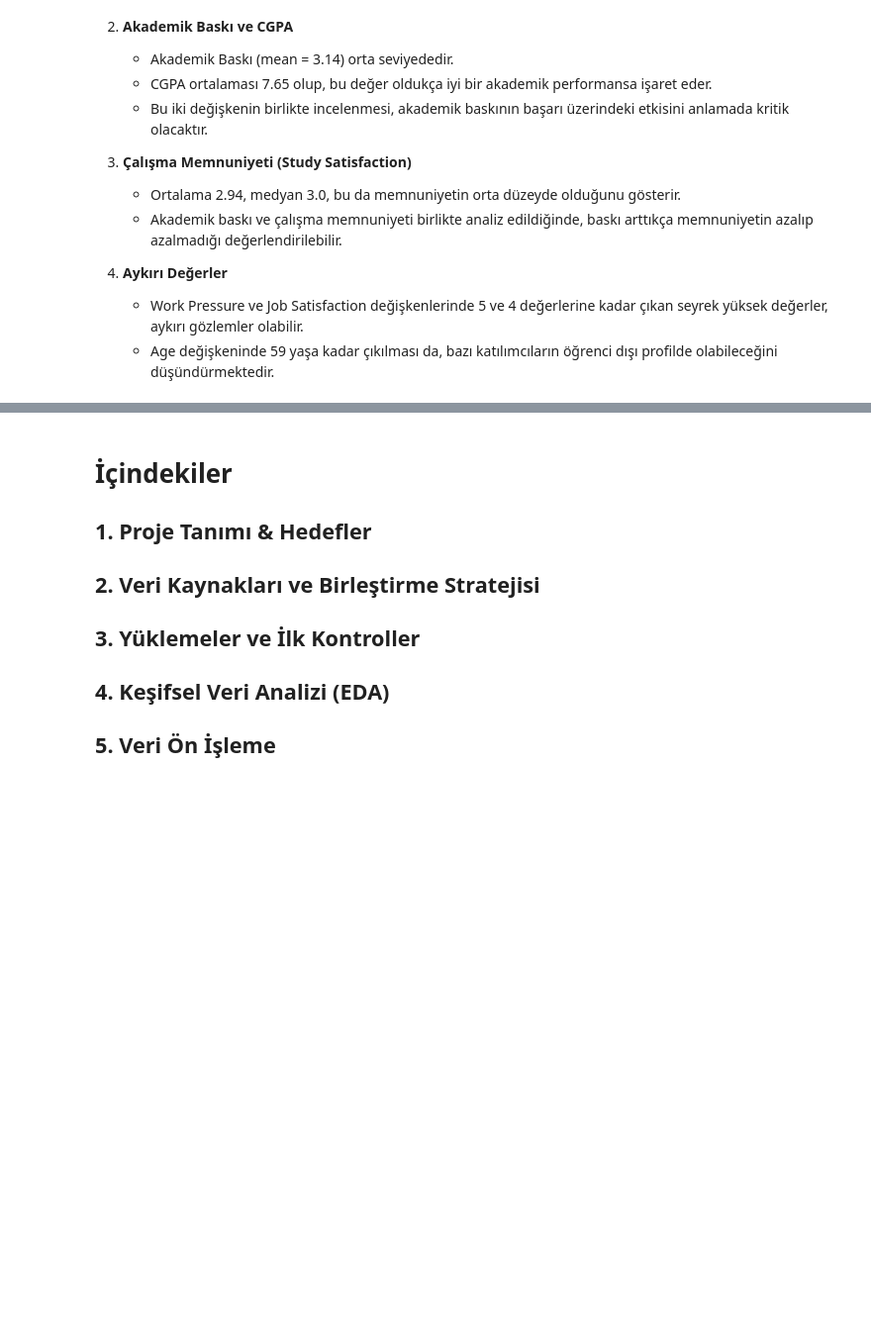
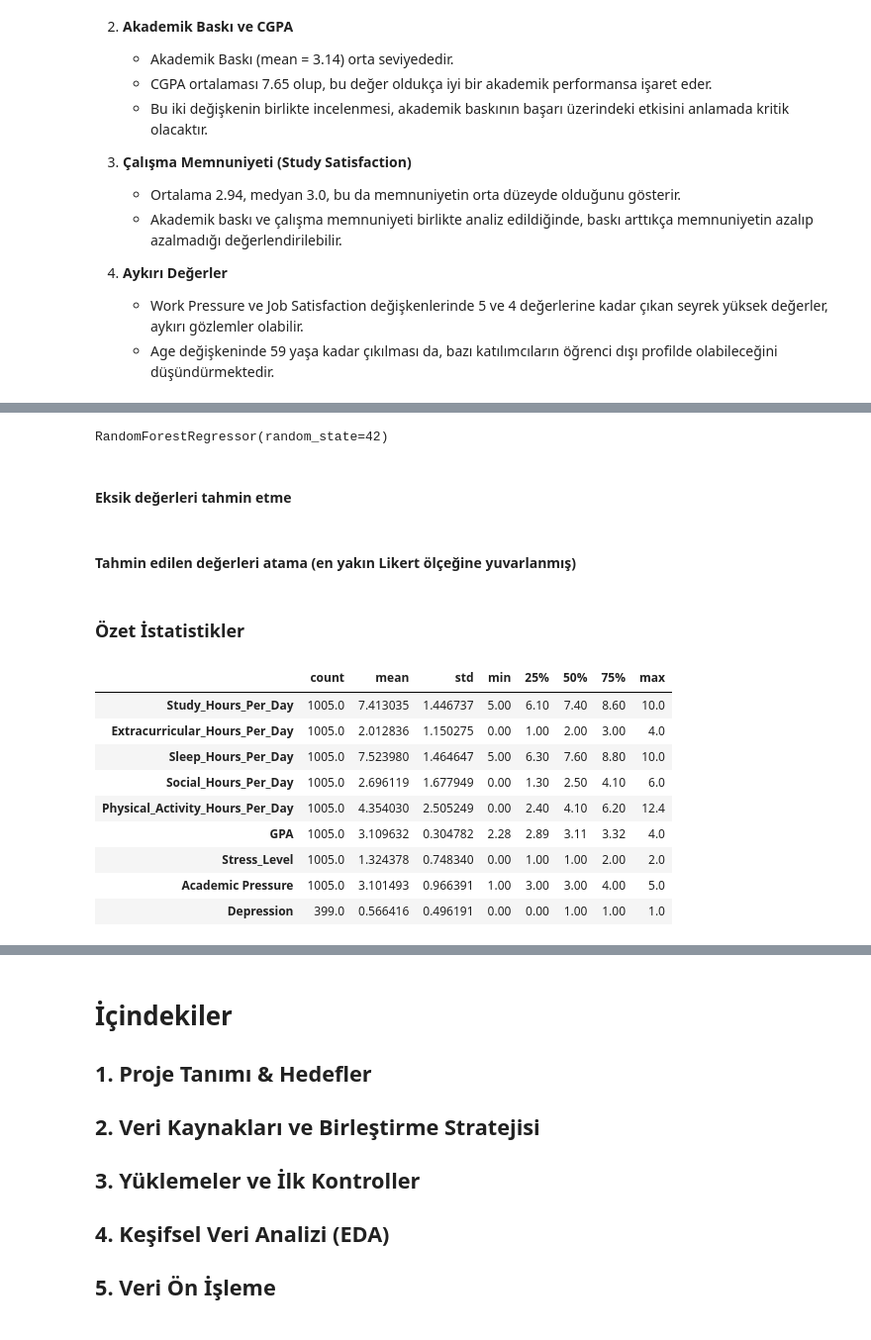
Before and after one commit to baafbass/UniMind, a Jupyter notebook: UniMind.ipynb, the cells around one changed output, grey strips where cells are left out. Shown at 99% size. Cells and saved outputs as stored; diff of their text form; code cells hidden in the pictures; blank space fills up the shorter version.

```diff
--- a/UniMind.ipynb
+++ b/UniMind.ipynb
@@ -219,0 +525,32 @@ files in current directory
+# %%
+imputer = SimpleImputer(strategy='median')
+X_known = imputer.fit_transform(X_known)
+# %%
+model_ap = RandomForestRegressor(random_state=42)
+model_ap.fit(X_known, y_known)
+# %% [output]
+RandomForestRegressor(random_state=42)
+# %% [markdown]
+#### Eksik değerleri tahmin etme
+# %%
+X_unknown = imputer.transform(unknown_ap[features])
+predicted_ap = model_ap.predict(X_unknown)
+# %% [markdown]
+#### Tahmin edilen değerleri atama (en yakın Likert ölçeğine yuvarlanmış)
+# %%
+merged_df.loc[merged_df['Academic Pressure'].isnull(), 'Academic Pressure'] = predicted_ap.round().clip(1, 5)
+# %% [markdown]
+### Özet İstatistikler
+# %%
+merged_df.describe().T
+# %% [output]
+|  | count | mean | std | min | 25% | 50% | 75% | max |
+| Study_Hours_Per_Day | 1005.0 | 7.413035 | 1.446737 | 5.00 | 6.10 | 7.40 | 8.60 | 10.0 |
+| Extracurricular_Hours_Per_Day | 1005.0 | 2.012836 | 1.150275 | 0.00 | 1.00 | 2.00 | 3.00 | 4.0 |
+| Sleep_Hours_Per_Day | 1005.0 | 7.523980 | 1.464647 | 5.00 | 6.30 | 7.60 | 8.80 | 10.0 |
+| Social_Hours_Per_Day | 1005.0 | 2.696119 | 1.677949 | 0.00 | 1.30 | 2.50 | 4.10 | 6.0 |
+| Physical_Activity_Hours_Per_Day | 1005.0 | 4.354030 | 2.505249 | 0.00 | 2.40 | 4.10 | 6.20 | 12.4 |
+| GPA | 1005.0 | 3.109632 | 0.304782 | 2.28 | 2.89 | 3.11 | 3.32 | 4.0 |
+| Stress_Level | 1005.0 | 1.324378 | 0.748340 | 0.00 | 1.00 | 1.00 | 2.00 | 2.0 |
+| Academic Pressure | 1005.0 | 3.101493 | 0.966391 | 1.00 | 3.00 | 3.00 | 4.00 | 5.0 |
+| Depression | 399.0 | 0.566416 | 0.496191 | 0.00 | 0.00 | 1.00 | 1.00 | 1.0 |
```
Also changed, not shown: parts of 68 cells of this notebook, 1 other file.
